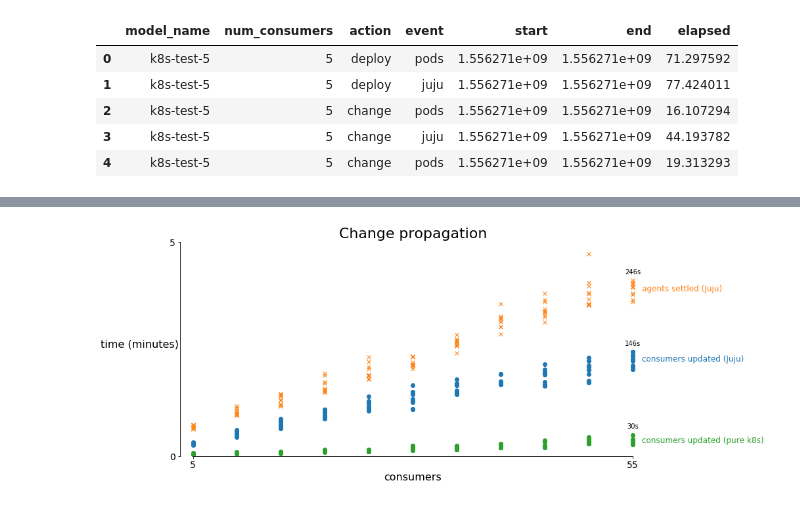
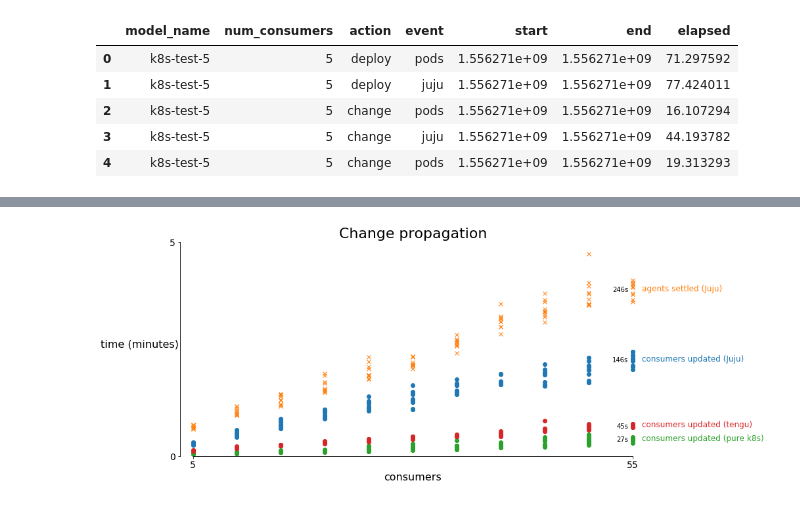
Before and after one commit to IBCNServices/kubernetes-relationships-results, a Jupyter notebook: base-url-change-propagation.ipynb, the cells around one changed output, grey strips where cells are left out. Saved outputs shown, nothing was run; the diff lists cells and outputs as text; code cells hidden in the pictures.

Commit message:
Benchmark k8s - vs tengu with initcontainer

```diff
--- a/base-url-change-propagation.ipynb
+++ b/base-url-change-propagation.ipynb
@@ -17,8 +17,6 @@ juju_data.head()
 | 3 | k8s-test-5 | 5 | change | juju | 1.556271e+09 | 1.556271e+09 | 44.193782 |
 | 4 | k8s-test-5 | 5 | change | pods | 1.556271e+09 | 1.556271e+09 | 19.313293 |
 # %%
-BASEDIR = "."
-
 import pandas
 k8s_data = pandas.read_csv(
     BASEDIR + '/k8s/benchmark.csv',
@@ -38,0 +37,10 @@ k8s_data.head()
+# %%
+import pandas
+tengu_data = pandas.read_csv(
+    BASEDIR + '/tengu/benchmark.csv',
+    sep=";",
+    comment="#"
+)
+
+
+tengu_data.tail()
@@ -78,6 +93,7 @@ changedataj_juju = juju_data[(juju_data["action"]=="change") & (juju_data['event
 deploydatap_juju = juju_data[(juju_data["action"]=="deploy") & (juju_data['event'] == "pods")]
 deploydataj_juju = juju_data[(juju_data["action"]=="deploy") & (juju_data['event'] == "juju")]
 changedata_k8s = k8s_data[(k8s_data["action"]=="change") & (k8s_data['event'] == "pods")]
+changedata_tengu = tengu_data[(tengu_data["action"]=="change") & (tengu_data['event'] == "pods")]
 
 def create_multiple_soy_clusters():
     (fig, ax) = create_sane_figure()
@@ -102,6 +118,10 @@ def create_multiple_soy_clusters():
         changedata_k8s['num_consumers'], changedata_k8s['elapsed']/60,'o',
         clip_on=False,
     )
+    pods_tengu_plot = ax.plot(
+        changedata_tengu['num_consumers'], changedata_tengu['elapsed']/60,'o',
+        clip_on=False,
+    )
 
     xs = []
     [xs.extend(l.get_xdata()) for l in ax.lines]
@@ -113,40 +133,47 @@ def create_multiple_soy_clusters():
     plt.text(xmax+1, statistics.mean(changedatap_juju[changedatap_juju['num_consumers'] == xmax]['elapsed'])/60-0.03, 'consumers updated (Juju)', fontsize=12, color=pods_juju_plot[0].get_color())
     plt.text(xmax+1, statistics.mean(changedataj_juju[changedataj_juju['num_consumers'] == xmax]['elapsed'])/60-0.03, 'agents settled (Juju)', fontsize=12, color=agents_plot[0].get_color())
     plt.text(xmax+1, statistics.mean(changedata_k8s[changedata_k8s['num_consumers'] == xmax]['elapsed'])/60-0.03, 'consumers updated (pure k8s)', fontsize=12, color=pods_k8s_plot[0].get_color())
-
+    plt.text(xmax+1, statistics.mean(changedata_tengu[changedata_tengu['num_consumers'] == xmax]['elapsed'])/60-0.03, 'consumers updated (tengu)', fontsize=12, color=pods_tengu_plot[0].get_color())
 
     ax.annotate(
         '{}s'.format(round(max(changedatap_juju[changedatap_juju['num_consumers'] == xmax]['elapsed']))),
-        (xmax, 0.15 + max(changedatap_juju[changedatap_juju['num_consumers'] == xmax]['elapsed'])/60),
-        ha='center')
+        (xmax-0.5, statistics.mean(changedatap_juju[changedatap_juju['num_consumers'] == xmax]['elapsed'])/60),
+        ha='right', va='center')
     ax.annotate(
         '{}s'.format(round(max(changedataj_juju[changedataj_juju['num_consumers'] == xmax]['elapsed']))),
-        (xmax, 0.15 + max(changedataj_juju[changedataj_juju['num_consumers'] == xmax]['elapsed'])/60),
-        ha='center')
+        (xmax-0.5, statistics.mean(changedataj_juju[changedataj_juju['num_consumers'] == xmax]['elapsed'])/60),
+        ha='right', va='center')
     ax.annotate(
         '{}s'.format(round(max(changedata_k8s[changedata_k8s['num_consumers'] == xmax]['elapsed']))),
-        (xmax, 0.15 + max(changedata_k8s[changedata_k8s['num_consumers'] == xmax]['elapsed'])/60),
-        ha='center')
+        (xmax-0.5, statistics.mean(changedata_k8s[changedata_k8s['num_consumers'] == xmax]['elapsed'])/60),
+        ha='right', va='center')
+    ax.annotate(
+        '{}s'.format(round(max(changedata_tengu[changedata_tengu['num_consumers'] == xmax]['elapsed']))),
+        (xmax-0.5, statistics.mean(changedata_tengu[changedata_tengu['num_consumers'] == xmax]['elapsed'])/60),
+        ha='right', va='center')
+
+
+
 
 #     ax.annotate('{} minutes'.format(round(max(changedatap_juju[changedatap_juju['num_consumers'] == xmax]['elapsed'])/60)),
 #                 xy=(xmax, max(changedatap_juju[changedatap_juju['num_consumers'] == xmax]['elapsed'])/60),
 #                 xycoords='data',
 #                 xytext=(-40, 30), textcoords='offset points',
 #                 arrowprops=dict(arrowstyle="->"))
 
 
 
     ax.set_xticks([xmin, xmax])
 
 
     ax.set_xlim(left=xmin, right=xmax)
     ax.set_ylim(bottom=0, top=5)
     ax.spines['left'].set_position(('outward', 20))
 
     # Save the plot to a file
     fig.savefig("base_url_propagation.png", bbox_inches="tight")
     fig.savefig("base_url_propagation.tiff", bbox_inches="tight", dpi=300)
     fig.show()
 create_multiple_soy_clusters()
 # %% [output]
-[figure, old version]
+[figure, new version]
```
Also changed, not shown: parts of 3 cells of this notebook, 7 other files.
